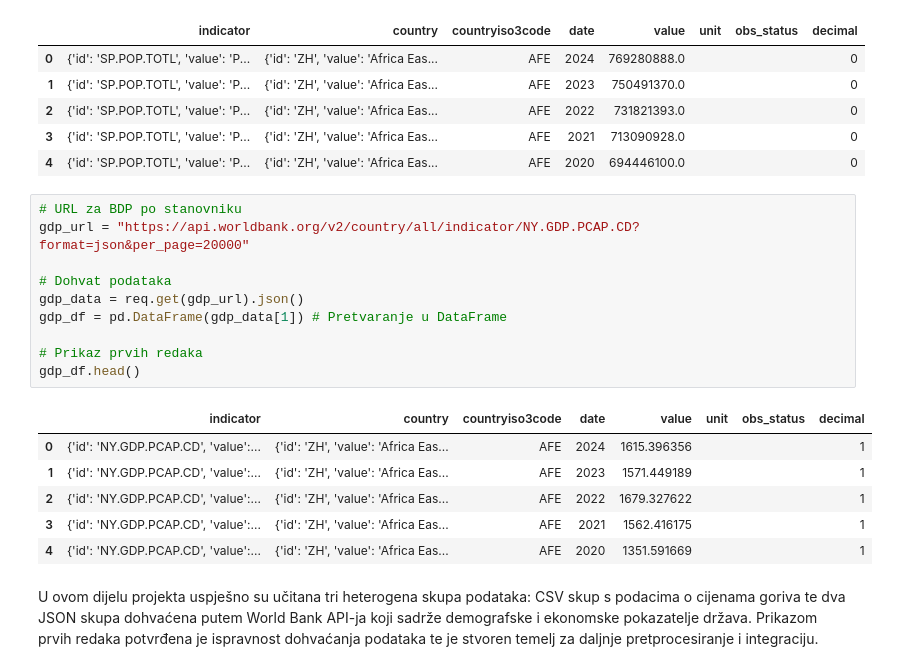
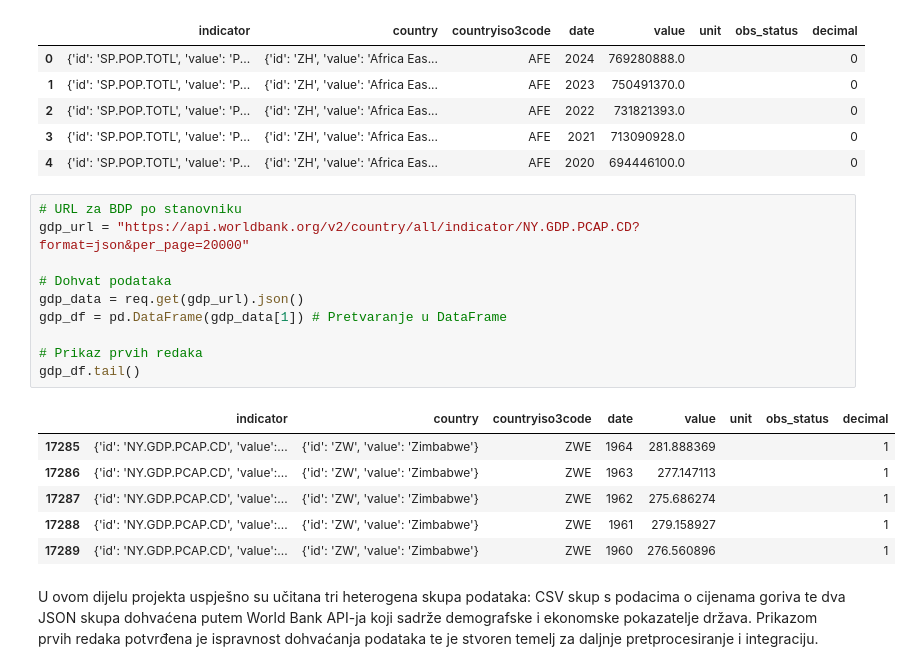
Before and after one commit to inizek23/Projekt-PzAP, a Jupyter notebook: PROJEKT_PzAP_Nizek.ipynb, the cells around one changed output. Cells and saved outputs as stored; diff of their text form.

```diff
--- a/PROJEKT_PzAP_Nizek.ipynb
+++ b/PROJEKT_PzAP_Nizek.ipynb
@@ -54,20 +58,20 @@ population_df.head()
 # %%
 # URL za BDP po stanovniku
 gdp_url = "https://api.worldbank.org/v2/country/all/indicator/NY.GDP.PCAP.CD?format=json&per_page=20000"
 
 # Dohvat podataka
 gdp_data = req.get(gdp_url).json()
 gdp_df = pd.DataFrame(gdp_data[1]) # Pretvaranje u DataFrame
 
 # Prikaz prvih redaka
-gdp_df.head()
+gdp_df.tail()
 # %% [output]
 |  | indicator | country | countryiso3code | date | value | unit | obs_status | decimal |
-| 0 | {'id': 'NY.GDP.PCAP.CD', 'value':... | {'id': 'ZH', 'value': 'Africa Eas... | AFE | 2024 | 1615.396356 |  |  | 1 |
-| 1 | {'id': 'NY.GDP.PCAP.CD', 'value':... | {'id': 'ZH', 'value': 'Africa Eas... | AFE | 2023 | 1571.449189 |  |  | 1 |
-| 2 | {'id': 'NY.GDP.PCAP.CD', 'value':... | {'id': 'ZH', 'value': 'Africa Eas... | AFE | 2022 | 1679.327622 |  |  | 1 |
-| 3 | {'id': 'NY.GDP.PCAP.CD', 'value':... | {'id': 'ZH', 'value': 'Africa Eas... | AFE | 2021 | 1562.416175 |  |  | 1 |
-| 4 | {'id': 'NY.GDP.PCAP.CD', 'value':... | {'id': 'ZH', 'value': 'Africa Eas... | AFE | 2020 | 1351.591669 |  |  | 1 |
+| 17285 | {'id': 'NY.GDP.PCAP.CD', 'value':... | {'id': 'ZW', 'value': 'Zimbabwe'} | ZWE | 1964 | 281.888369 |  |  | 1 |
+| 17286 | {'id': 'NY.GDP.PCAP.CD', 'value':... | {'id': 'ZW', 'value': 'Zimbabwe'} | ZWE | 1963 | 277.147113 |  |  | 1 |
+| 17287 | {'id': 'NY.GDP.PCAP.CD', 'value':... | {'id': 'ZW', 'value': 'Zimbabwe'} | ZWE | 1962 | 275.686274 |  |  | 1 |
+| 17288 | {'id': 'NY.GDP.PCAP.CD', 'value':... | {'id': 'ZW', 'value': 'Zimbabwe'} | ZWE | 1961 | 279.158927 |  |  | 1 |
+| 17289 | {'id': 'NY.GDP.PCAP.CD', 'value':... | {'id': 'ZW', 'value': 'Zimbabwe'} | ZWE | 1960 | 276.560896 |  |  | 1 |
 # %% [markdown]
 U ovom dijelu projekta uspješno su učitana tri heterogena skupa podataka: CSV skup s podacima o cijenama goriva te dva JSON skupa dohvaćena putem World Bank API-ja koji sadrže demografske i ekonomske pokazatelje država. Prikazom prvih redaka potvrđena je ispravnost dohvaćanja podataka te je stvoren temelj za daljnje pretprocesiranje i integraciju.
 # %% [markdown]
```
Also changed, not shown: parts of 10 cells of this notebook.
